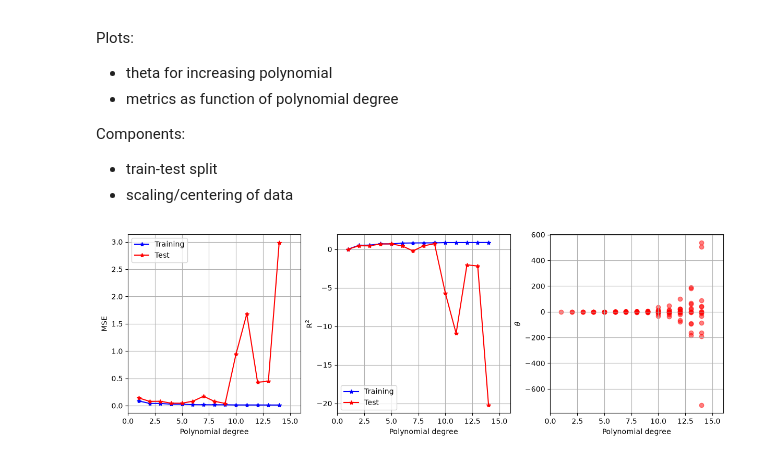
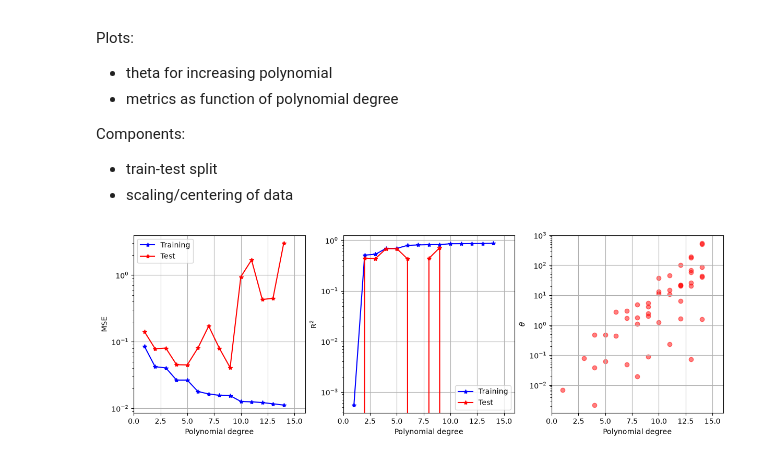
Before and after one commit to lukasMK01/FYS-STK4155, a Jupyter notebook: project_1/wip_project1.ipynb, the cells around one changed output. Saved outputs shown, nothing was run; the diff lists cells and outputs as text; code cells hidden in the pictures.

```diff
--- a/project_1/wip_project1.ipynb
+++ b/project_1/wip_project1.ipynb
@@ -115,31 +115,32 @@ for d in range(1,15):
 #Plotting the MSE as a function of polynomial degree
 xx = np.linspace(1,14,14)
 
 fig, ax = plt.subplots(1,3,figsize=(12,4), constrained_layout=True)
 
 for a in ax:
     a.grid()
     a.set_xlim(0,16)
+    a.set_yscale('log')
 
 ax[0].plot(xx,mse_train,"b*-",label="Training")
 ax[0].plot(xx,mse_test,"r*-",label="Test")
 ax[0].set_ylabel("MSE")
 ax[0].set_xlabel("Polynomial degree")
 ax[0].legend()
 
 ax[1].plot(xx,r2_train,"b*-",label="Training")
 ax[1].plot(xx,r2_test,"r*-",label="Test")
 ax[1].set_ylabel("R$^2$")
 ax[1].set_xlabel("Polynomial degree")
 ax[1].legend()
 
 for i in range(len(save_theta)):
     ax[2].scatter(np.full(i+1, xx[i]), save_theta[i], color='r', alpha=0.5)
 # ax[2].plot(xx,save_theta,"r*-",label="Test")
 ax[2].set_ylabel(r"$\theta$")
 ax[2].set_xlabel("Polynomial degree")
 
 
 plt.show()
 # %% [output]
-[figure, old version]
+[figure, new version]
```
Also changed, not shown: parts of 2 cells of this notebook.
